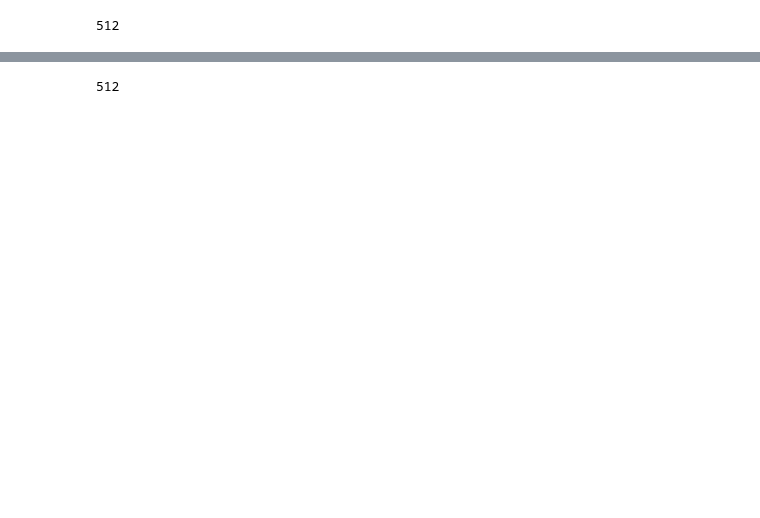
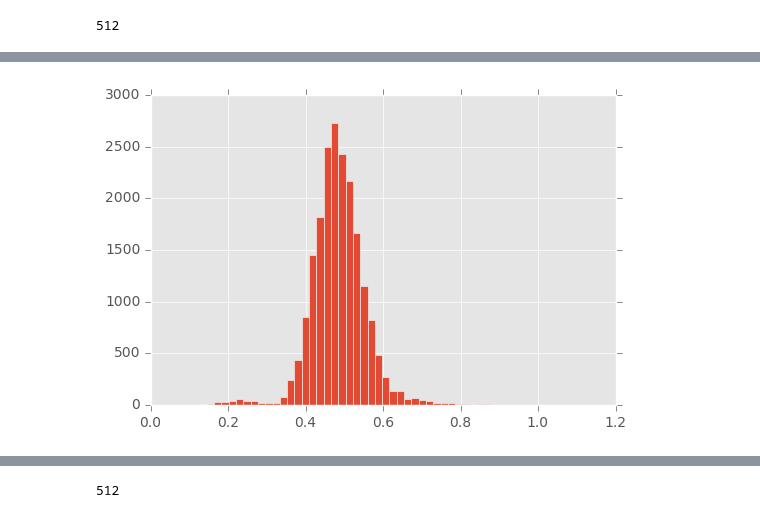
Before and after one commit to amirbarati/conformation, a Jupyter notebook: mor_h8_ligand-protein_contacts.ipynb, the cells around one changed output, grey strips where cells are left out. Cells and saved outputs as stored; diff of their text form; code cells hidden in the pictures; blank space fills up the shorter version.

```diff
--- a/mor_h8_ligand-protein_contacts.ipynb
+++ b/mor_h8_ligand-protein_contacts.ipynb
@@ -489,3 +540,8 @@ loading "/home/enf/md_simulations/MOR/h8_reimaged/sparse-tICA_t50_n_components10
+# %%
+plt.hist(bu72_pp_pnas[:,3], bins=50)
+plt.show()
+# %% [output]
+[figure, added]
 # %%
 pp_n_components=10
 def get_features(features_dir):
```
Also changed, not shown: parts of 106 cells of this notebook, 41 other files.
